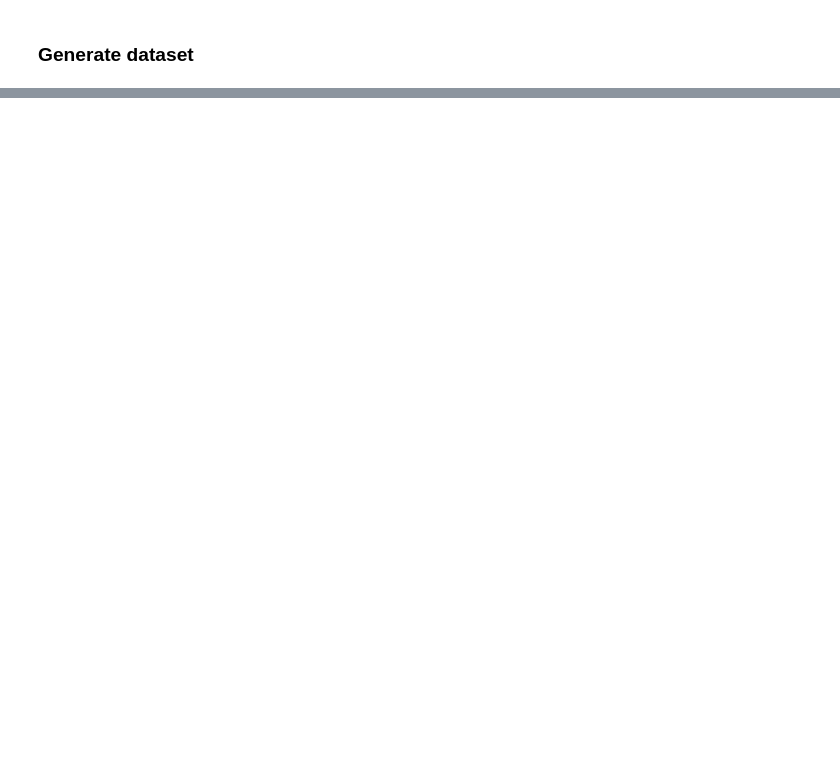
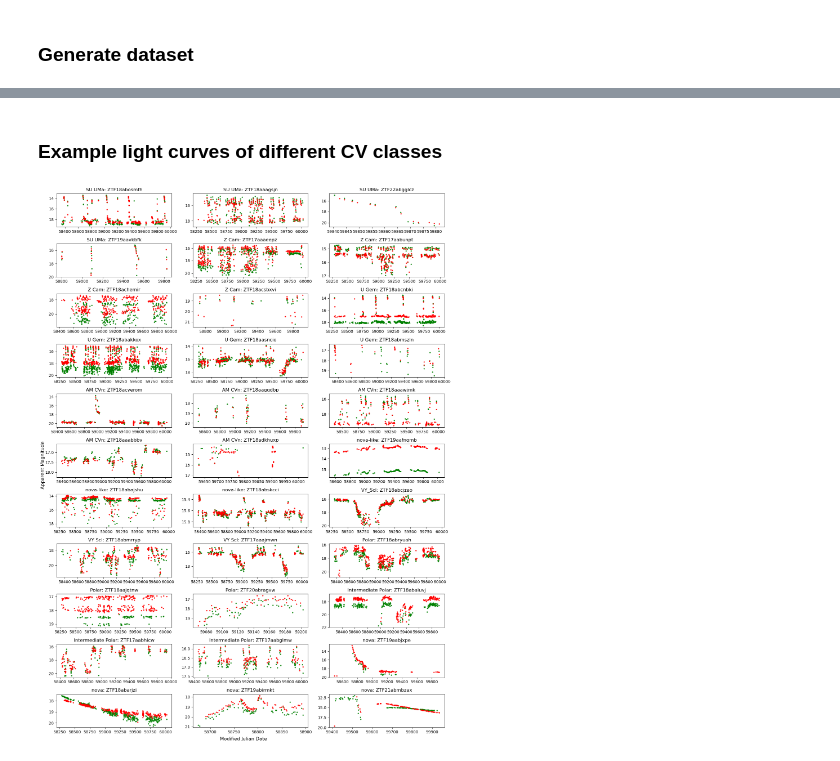
Before and after one commit to dharmesh1007/ZTF_code, a Jupyter notebook: source/99_test_plots.ipynb, the cells around one changed output, grey strips where cells are left out. Cells and saved outputs as stored; diff of their text form; code cells hidden in the pictures; blank space fills up the shorter version.

```diff
--- a/source/99_test_plots.ipynb
+++ b/source/99_test_plots.ipynb
@@ -497,0 +103,70 @@ pickle.dump(best_model, open(f'../results/rfmodel.pkl', 'wb'))
+# %% [markdown]
+### Example light curves of different CV classes
+# %%
+from matplotlib import pyplot as plt
+from matplotlib.ticker import FormatStrFormatter
+
+
+fig, ax = plt.subplots(nrows=11,ncols=3,figsize=(15, 20), layout='tight')
+fig.supxlabel('Modified Julian Date')
+fig.supylabel('Apparent Magnitude')
+s=5
+fontsize = 10
+alpha = 0.9
+
+sources = np.array(['ZTF18abosmfh', 'ZTF18aaagsjn', 'ZTF22abgglcz',
+                    'ZTF19aavkbfk', 'ZTF17aaaeepz', 'ZTF17aabunpt',
+                    'ZTF18achemir', 'ZTF18acsbxvi', 'ZTF18abcnbki',
+                    'ZTF18abakkox', 'ZTF18aasncio', 'ZTF18abmszln',
+                    'ZTF18acyerom', 'ZTF18aagqdbp', 'ZTF18aaawjmk',
+                    'ZTF18aaabbbv', 'ZTF18adkhuxp', 'ZTF19aafnqmb',
+                    'ZTF18abajshu', 'ZTF18abskcci', 'ZTF18abcjzao',
+                    'ZTF18abmrryp', 'ZTF17aaajmwn', 'ZTF18abryuah',
+                    'ZTF18aajqtnw', 'ZTF20abragvw', 'ZTF18abaiuvj',
+                    'ZTF17aabhicw', 'ZTF17aabglmw', 'ZTF19aabjxpe',
+                    'ZTF18abarjzi', 'ZTF19abirmkt', 'ZTF21abmbzax'
+                    ])
+
+source_class = np.array(['SU UMa', 'SU UMa', 'SU UMa',
+                         'SU UMa', 'Z Cam', 'Z Cam',
+                         'Z Cam', 'Z Cam', 'U Gem',
+                         'U Gem','U Gem','U Gem',
+                         'AM CVn','AM CVn','AM CVn',
+                         'AM CVn','AM CVn','nova-like',
+                         'nova-like','nova-like','VY_Scl',
+                         'VY Scl','VY Scl','Polar',
+                         'Polar','Polar','Intermediate Polar',
+                         'Intermediate Polar','Intermediate Polar','nova',
+                         'nova','nova','nova'
+                         ])
+
+sources = sources.reshape(11,3)
+source_class = source_class.reshape(11,3)
+
+
+for row in range(11):
+    for col in range(3):
+        object = sources[row,col]
+        try:
+            lc_lasair = load_lasair_lc(object, path=f'../lightcurves_dataset/lasair_2023_03_25')
+        except:
+            # Create a folder within path for LCs if one does not exist
+            if not os.path.exists(f'../lightcurves_dataset/lasair_non_dataset/cache'):
+                os.makedirs(f'../lightcurves_dataset/lasair_non_dataset/cache')
+            download_lasair_lc([object], folderpath=f'../lightcurves_dataset/lasair_non_dataset', cache=f'../lightcurves_dataset/lasair_non_dataset/cache')
+            lc_lasair = load_lasair_lc(object, path=f'../lightcurves_dataset/lasair_non_dataset')
+
+        lc_lasair_appmag = lasair_clean(lc_lasair, limit=25, magerrlim=1)
+
+        lc_g = lc_lasair_appmag[lc_lasair_appmag['fid'] == 1]
+        lc_r = lc_lasair_appmag[lc_lasair_appmag['fid'] == 2]
+        ax[row,col].set_title(f'{source_class[row,col]}: {sources[row,col]}')
+        ax[row,col].scatter(lc_g['jd']-2400000.5, lc_g['dc_mag'], c='green', s=s, label='g', alpha=alpha)
+        ax[row,col].scatter(lc_r['jd']-2400000.5, lc_r['dc_mag'], c='red', s=s, label='r', alpha=alpha)
+        ax[row,col].xaxis.set_major_formatter(FormatStrFormatter('%.0f'))
+        ax[row,col].invert_yaxis()
+
+
+fig.savefig(f'../figures/class_lightcurves.pdf', bbox_inches='tight', format='pdf')
+# %% [output]
+[figure, added]
```
Also changed, not shown: parts of 13 cells of this notebook, 5 other files.
